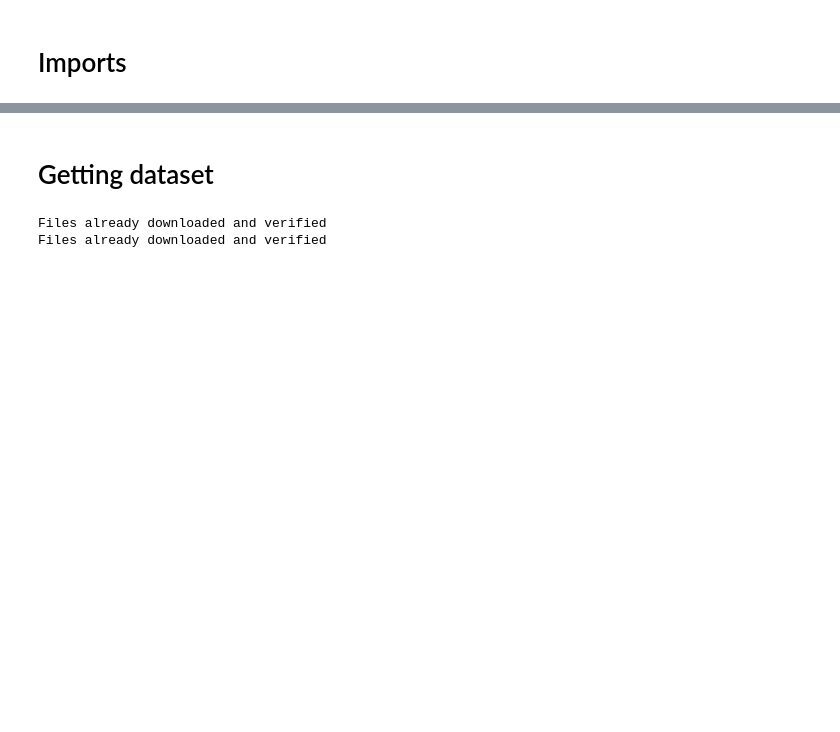
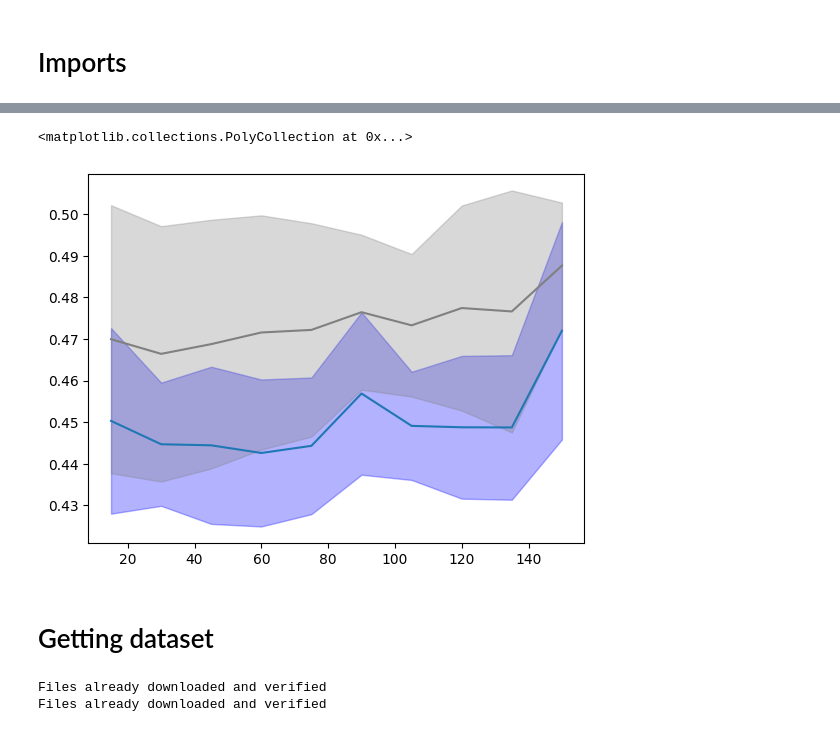
Before and after one commit to intsystems/2023-Project-120, a Jupyter notebook: code/tests.ipynb, the cells around one changed output, grey strips where cells are left out. Drawn from its saved outputs; the diff is of its cells as text; code cells hidden in the pictures; blank space fills up the shorter version.

Commit message:
Code for graph added

```diff
--- a/code/tests.ipynb
+++ b/code/tests.ipynb
@@ -40,3 +44,31 @@ visualization = False
+# %%
+deepEns_epochs = np.array([5, 10, 15, 20, 25, 30, 35, 40, 45, 50, 55, 60, 65, 70])[:-4]
+deepEns_results = np.array([[0.4588, 0.4413, 0.4337, 0.4369, 0.4454, 0.468, 0.4487, 0.4518, 0.4447, 0.4847, 0.4796, 0.4757, 0.4816, 0.4819],
+                   [0.4544, 0.4458, 0.4592, 0.456, 0.4434, 0.4536, 0.4513, 0.4459, 0.4584, 0.4839, 0.4499, 0.4689, 0.4491, 0.4719],
+                   [0.4722, 0.4705, 0.4734, 0.4672, 0.4696, 0.4745, 0.4689, 0.474, 0.4742, 0.4869, 0.488, 0.495, 0.4858, 0.4931],
+                   [0.4073, 0.4245, 0.4221, 0.4159, 0.4177, 0.4203, 0.4279, 0.4203, 0.4216, 0.4197, 0.4414, 0.4641, 0.4661, 0.471],
+                   [0.4588, 0.4413, 0.4337, 0.4369, 0.4454, 0.468, 0.4487, 0.4518, 0.4447, 0.4847, 0.4796, 0.4757, 0.4816, 0.4819]])[:, :-4]
+
+edgeNes_epochs = np.array([15, 30, 45, 60, 75, 90, 105, 120, 135, 150])
+edgeNes_results = np.array([[0.4712, 0.4572, 0.4621, 0.4767, 0.4569, 0.4562, 0.4665, 0.4903, 0.4947, 0.4928],
+                   [0.433, 0.4427, 0.4493, 0.456, 0.4351, 0.4618, 0.4604, 0.4335, 0.4481, 0.4731],
+                   [0.4348, 0.4288, 0.4275, 0.4277, 0.4684, 0.4669, 0.4556, 0.4723, 0.435, 0.4701],
+                   [0.5119, 0.5107, 0.4962, 0.4864, 0.4934, 0.4946, 0.4808, 0.4841, 0.5011, 0.4901],
+                   [0.4988, 0.4927, 0.5087, 0.511, 0.5071, 0.5027, 0.5031, 0.507, 0.5042, 0.5121]])
+# %%
+deepEns_mean = deepEns_results.mean(axis=0)
+deepEns_std = deepEns_results.std(axis=0)
+
+edgeNes_mean = edgeNes_results.mean(axis=0)
+edgeNes_std = edgeNes_results.std(axis=0)
+
+plt.plot(deepEns_epochs * 3, deepEns_mean)
+plt.fill_between(deepEns_epochs * 3, deepEns_mean - deepEns_std, deepEns_mean + deepEns_std, alpha=0.3, color='blue')
+plt.plot(edgeNes_epochs, edgeNes_mean, color='grey')
+plt.fill_between(edgeNes_epochs, edgeNes_mean - edgeNes_std, edgeNes_mean + edgeNes_std, alpha=0.3, color='grey')
+# %% [output]
+<matplotlib.collections.PolyCollection at 0x...>
+[figure, added]
 # %% [markdown]
 # Getting dataset
 # %%
```
Also changed, not shown: parts of 14 cells of this notebook, 9 other files.
